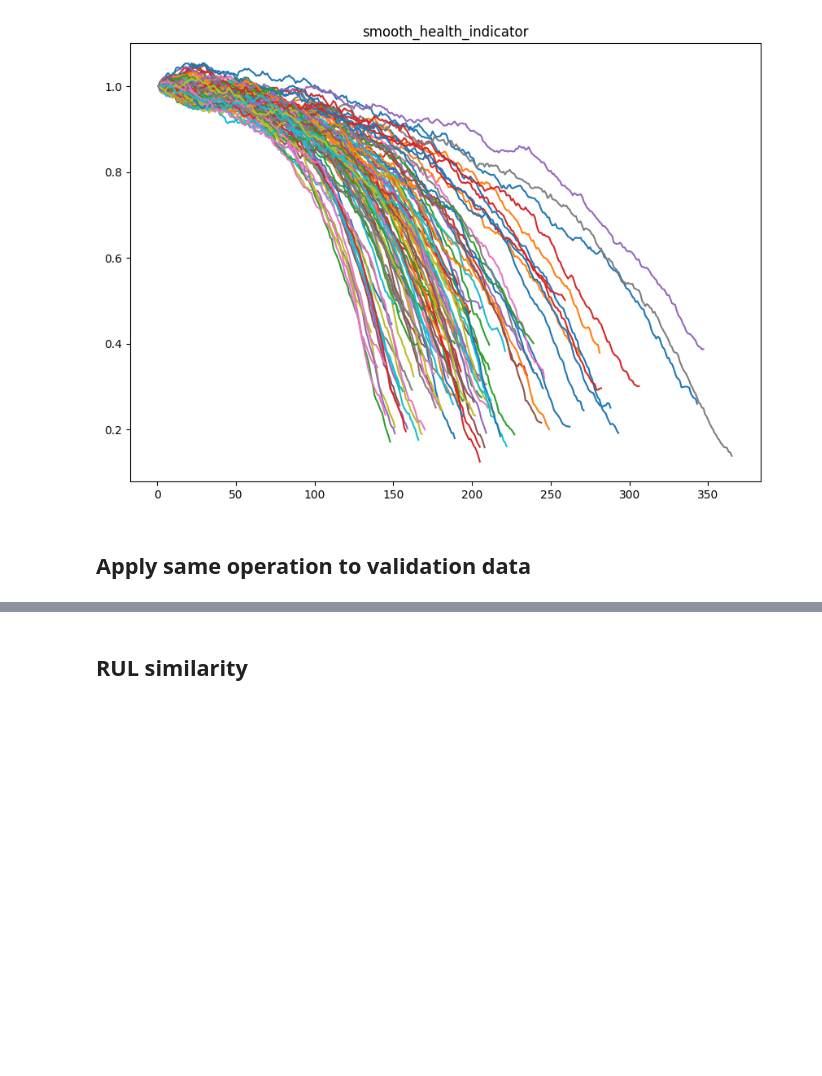
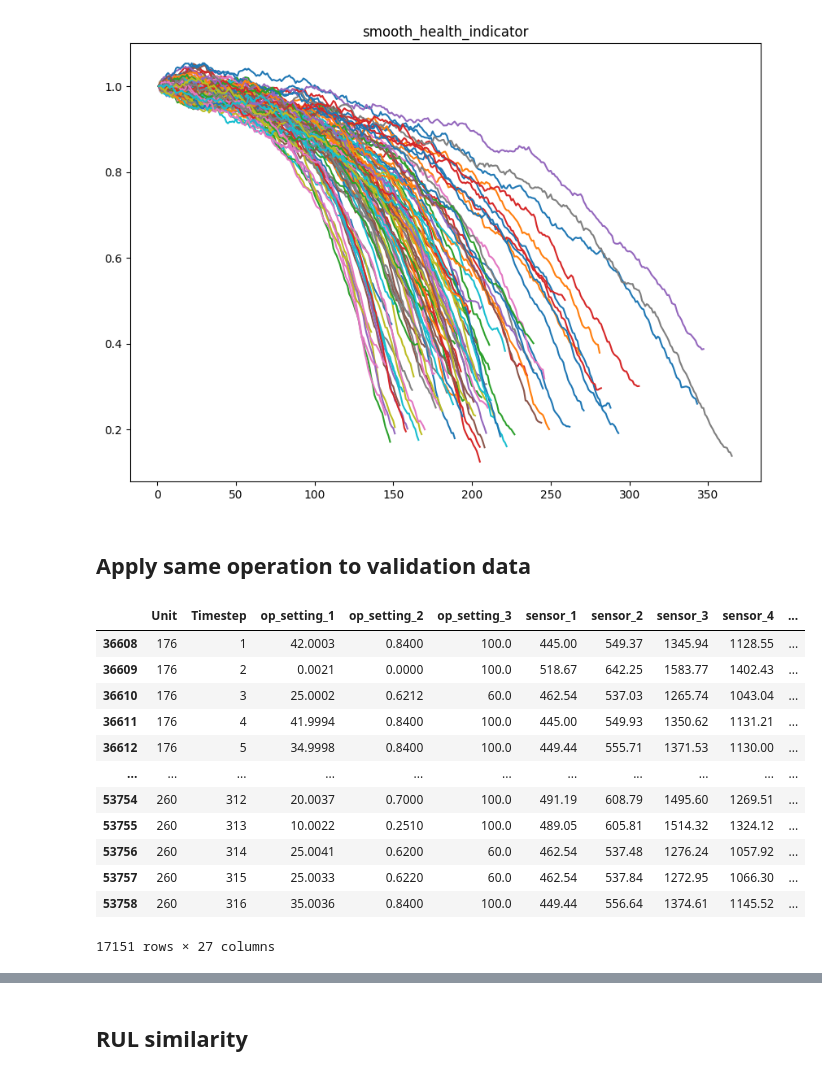
Before and after one commit to 2ThuyThuy/RUL_estimation, a Jupyter notebook: reseach model/Similarity model/create pipeline to reseach and make model.ipynb, the cells around one changed output, grey strips where cells are left out. Saved outputs shown, nothing was run; the diff lists cells and outputs as text; code cells hidden in the pictures; blank space fills up the shorter version.

```diff
--- a/reseach model/Similarity model/create pipeline to reseach and make model.ipynb
+++ b/reseach model/Similarity model/create pipeline to reseach and make model.ipynb
@@ -282,5 +304,21 @@ vis_ensemble(trainDataFused,['smooth_health_indicator'],100)
 opCondition_var = validationData[conditionVariables]
 y_means_var = model_kmeans.predict(opCondition_var)
 validationData['cluster'] = y_means_var ## Create cruster
+# %%
+validationData
+# %% [output]
+|  | Unit | Timestep | op_setting_1 | op_setting_2 | op_setting_3 | sensor_1 | sensor_2 | sensor_3 | sensor_4 | ... |
+| 36608 | 176 | 1 | 42.0003 | 0.8400 | 100.0 | 445.00 | 549.37 | 1345.94 | 1128.55 | ... |
+| 36609 | 176 | 2 | 0.0021 | 0.0000 | 100.0 | 518.67 | 642.25 | 1583.77 | 1402.43 | ... |
+| 36610 | 176 | 3 | 25.0002 | 0.6212 | 60.0 | 462.54 | 537.03 | 1265.74 | 1043.04 | ... |
+| 36611 | 176 | 4 | 41.9994 | 0.8400 | 100.0 | 445.00 | 549.93 | 1350.62 | 1131.21 | ... |
+| 36612 | 176 | 5 | 34.9998 | 0.8400 | 100.0 | 449.44 | 555.71 | 1371.53 | 1130.00 | ... |
+| ... | ... | ... | ... | ... | ... | ... | ... | ... | ... | ... |
+| 53754 | 260 | 312 | 20.0037 | 0.7000 | 100.0 | 491.19 | 608.79 | 1495.60 | 1269.51 | ... |
+| 53755 | 260 | 313 | 10.0022 | 0.2510 | 100.0 | 489.05 | 605.81 | 1514.32 | 1324.12 | ... |
+| 53756 | 260 | 314 | 25.0041 | 0.6200 | 60.0 | 462.54 | 537.48 | 1276.24 | 1057.92 | ... |
+| 53757 | 260 | 315 | 25.0033 | 0.6220 | 60.0 | 462.54 | 537.84 | 1272.95 | 1066.30 | ... |
+| 53758 | 260 | 316 | 35.0036 | 0.8400 | 100.0 | 449.44 | 556.64 | 1374.61 | 1145.52 | ... |
+17151 rows × 27 columns
 # %%
 validationDataNormalized = load_Normalization(validationData)
```
Also changed, not shown: parts of 27 cells of this notebook, 42 other files.
